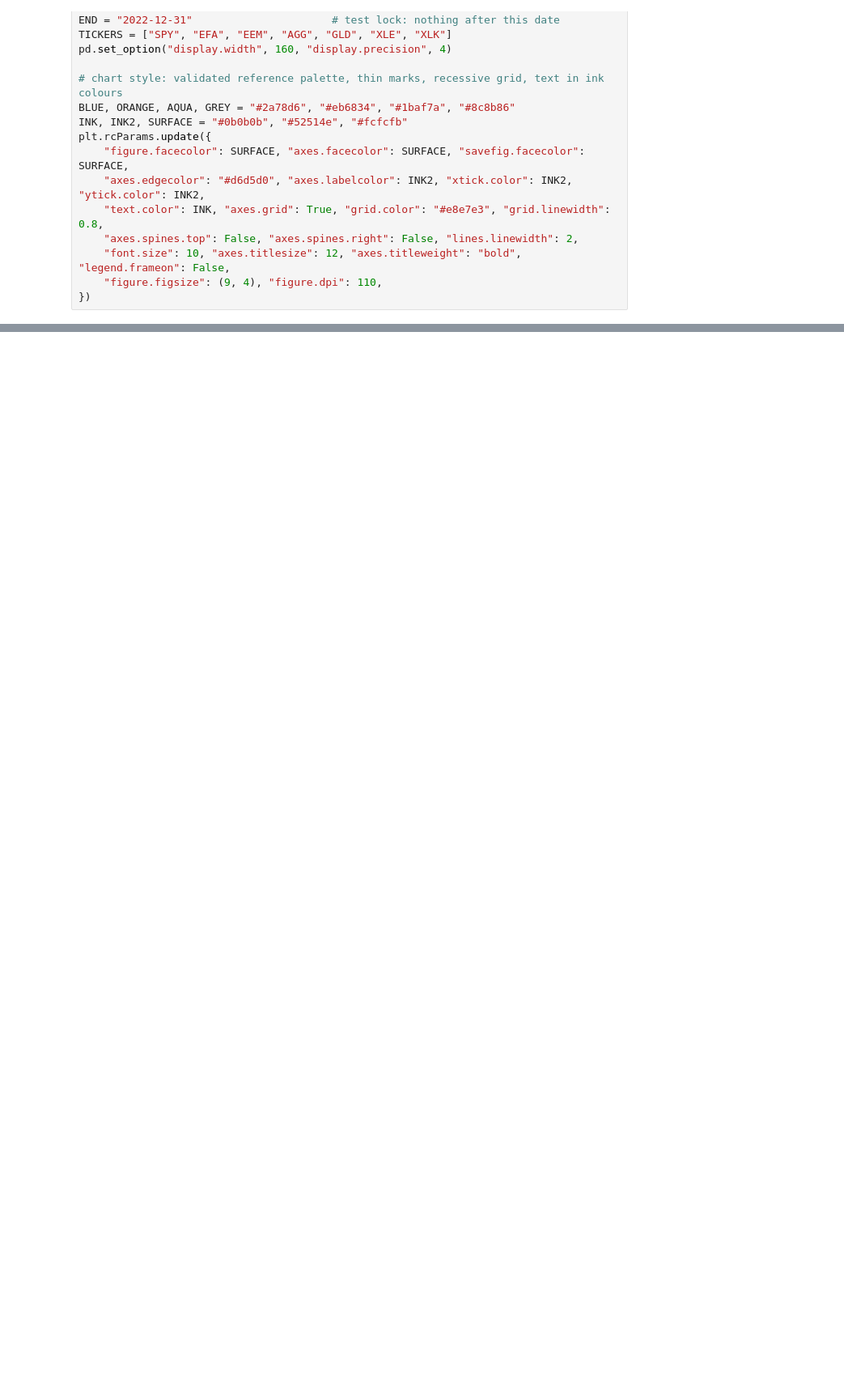
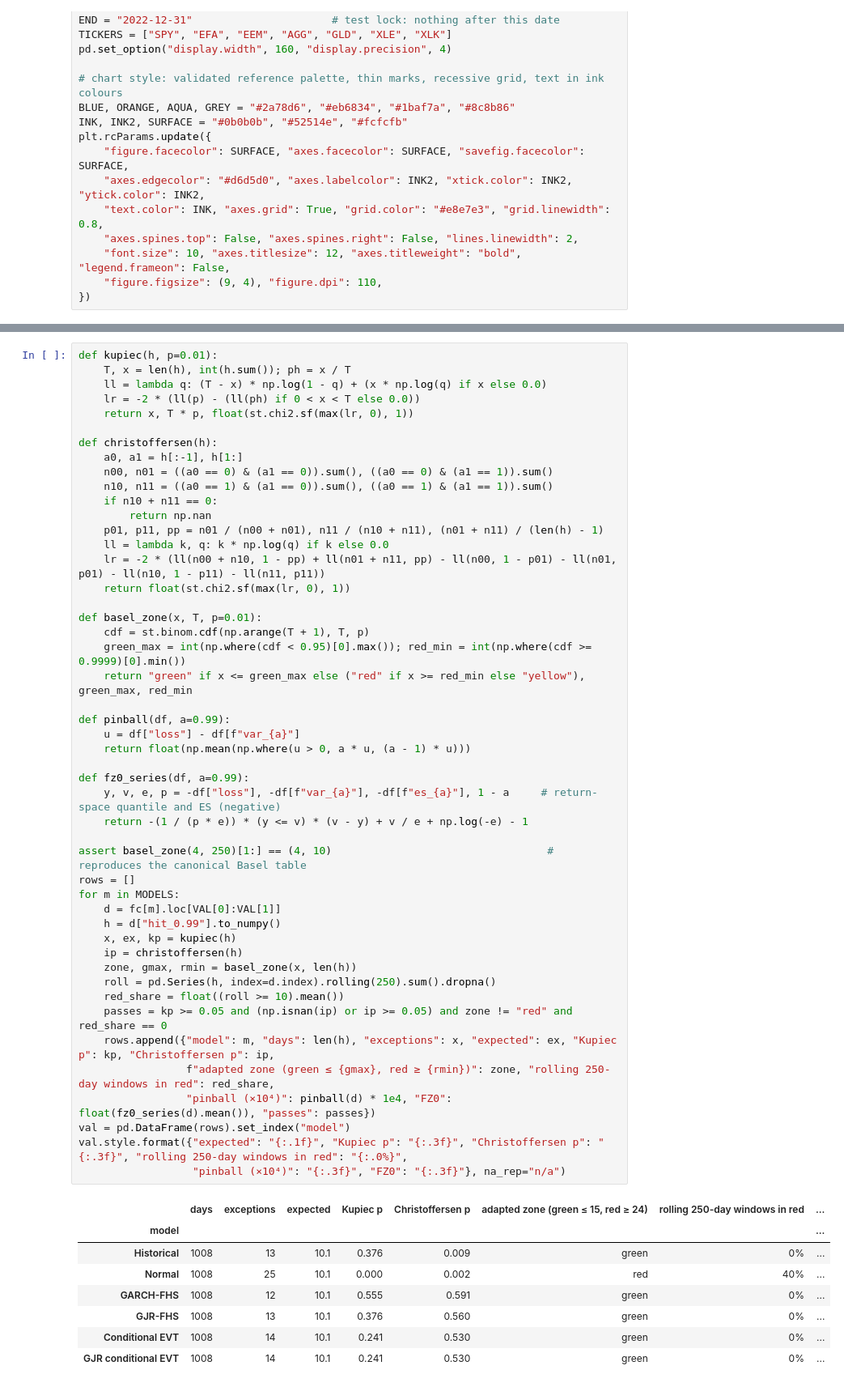
Before and after one commit to Pasidu-Mihiranga/QuantEdge, a Jupyter notebook: notebooks/04_backtesting.ipynb, the cells around one changed output, grey strips where cells are left out. Shown at 81% size. Cells and saved outputs as stored; diff of their text form; blank space fills up the shorter version.

```diff
--- a/notebooks/04_backtesting.ipynb
+++ b/notebooks/04_backtesting.ipynb
@@ -137,0 +166,57 @@ Notebook 03 found that the champion's plain GARCH(1,1) filter leaves volatility
+# %%
+def kupiec(h, p=0.01):
+    T, x = len(h), int(h.sum()); ph = x / T
+    ll = lambda q: (T - x) * np.log(1 - q) + (x * np.log(q) if x else 0.0)
+    lr = -2 * (ll(p) - (ll(ph) if 0 < x < T else 0.0))
+    return x, T * p, float(st.chi2.sf(max(lr, 0), 1))
+
+def christoffersen(h):
+    a0, a1 = h[:-1], h[1:]
+    n00, n01 = ((a0 == 0) & (a1 == 0)).sum(), ((a0 == 0) & (a1 == 1)).sum()
+    n10, n11 = ((a0 == 1) & (a1 == 0)).sum(), ((a0 == 1) & (a1 == 1)).sum()
+    if n10 + n11 == 0:
+        return np.nan
+    p01, p11, pp = n01 / (n00 + n01), n11 / (n10 + n11), (n01 + n11) / (len(h) - 1)
+    ll = lambda k, q: k * np.log(q) if k else 0.0
+    lr = -2 * (ll(n00 + n10, 1 - pp) + ll(n01 + n11, pp) - ll(n00, 1 - p01) - ll(n01, p01) - ll(n10, 1 - p11) - ll(n11, p11))
+    return float(st.chi2.sf(max(lr, 0), 1))
+
+def basel_zone(x, T, p=0.01):
+    cdf = st.binom.cdf(np.arange(T + 1), T, p)
+    green_max = int(np.where(cdf < 0.95)[0].max()); red_min = int(np.where(cdf >= 0.9999)[0].min())
+    return "green" if x <= green_max else ("red" if x >= red_min else "yellow"), green_max, red_min
+
+def pinball(df, a=0.99):
+    u = df["loss"] - df[f"var_{a}"]
+    return float(np.mean(np.where(u > 0, a * u, (a - 1) * u)))
+
+def fz0_series(df, a=0.99):
+    y, v, e, p = -df["loss"], -df[f"var_{a}"], -df[f"es_{a}"], 1 - a     # return-space quantile and ES (negative)
+    return -(1 / (p * e)) * (y <= v) * (v - y) + v / e + np.log(-e) - 1
+
+assert basel_zone(4, 250)[1:] == (4, 10)                                  # reproduces the canonical Basel table
+rows = []
+for m in MODELS:
+    d = fc[m].loc[VAL[0]:VAL[1]]
+    h = d["hit_0.99"].to_numpy()
+    x, ex, kp = kupiec(h)
+    ip = christoffersen(h)
+    zone, gmax, rmin = basel_zone(x, len(h))
+    roll = pd.Series(h, index=d.index).rolling(250).sum().dropna()
+    red_share = float((roll >= 10).mean())
+    passes = kp >= 0.05 and (np.isnan(ip) or ip >= 0.05) and zone != "red" and red_share == 0
+    rows.append({"model": m, "days": len(h), "exceptions": x, "expected": ex, "Kupiec p": kp, "Christoffersen p": ip,
+                 f"adapted zone (green ≤ {gmax}, red ≥ {rmin})": zone, "rolling 250-day windows in red": red_share,
+                 "pinball (×10⁴)": pinball(d) * 1e4, "FZ0": float(fz0_series(d).mean()), "passes": passes})
+val = pd.DataFrame(rows).set_index("model")
+val.style.format({"expected": "{:.1f}", "Kupiec p": "{:.3f}", "Christoffersen p": "{:.3f}", "rolling 250-day windows in red": "{:.0%}",
+                  "pinball (×10⁴)": "{:.3f}", "FZ0": "{:.3f}"}, na_rep="n/a")
+# %% [output]
+|  | days | exceptions | expected | Kupiec p | Christoffersen p | adapted zone (green ≤ 15, red ≥ 24) | rolling 250-day windows in red | ... |
+| model |  |  |  |  |  |  |  | ... |
+| Historical | 1008 | 13 | 10.1 | 0.376 | 0.009 | green | 0% | ... |
+| Normal | 1008 | 25 | 10.1 | 0.000 | 0.002 | red | 40% | ... |
+| GARCH-FHS | 1008 | 12 | 10.1 | 0.555 | 0.591 | green | 0% | ... |
+| GJR-FHS | 1008 | 13 | 10.1 | 0.376 | 0.560 | green | 0% | ... |
+| Conditional EVT | 1008 | 14 | 10.1 | 0.241 | 0.530 | green | 0% | ... |
+| GJR conditional EVT | 1008 | 14 | 10.1 | 0.241 | 0.530 | green | 0% | ... |
```
Also changed, not shown: parts of 49 cells of this notebook, 18 other files.
